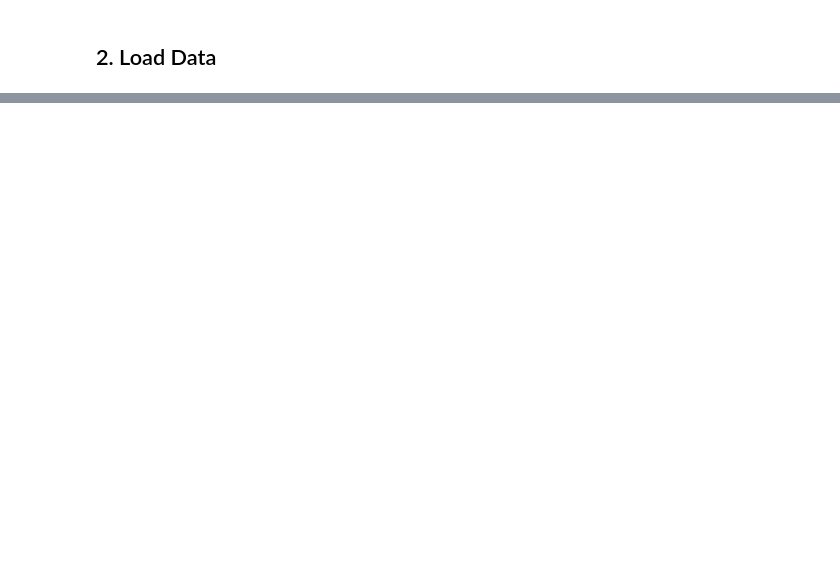
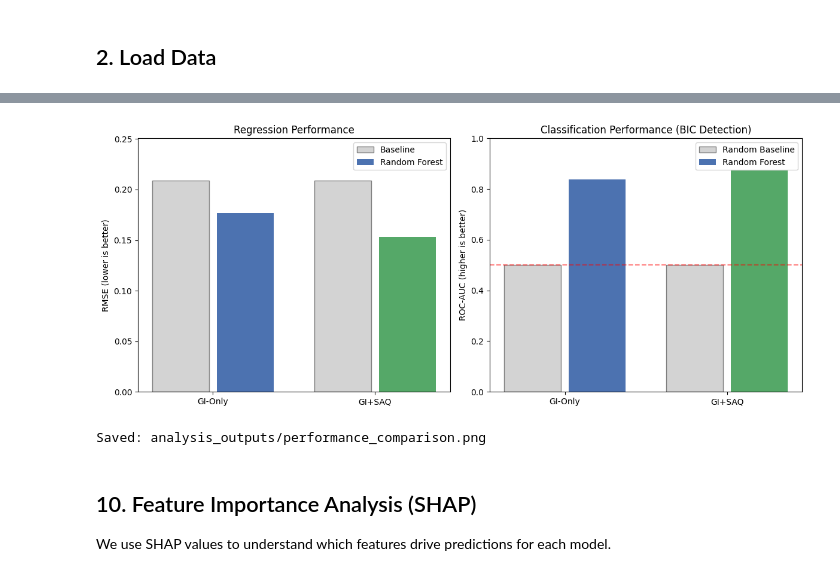
Before and after one commit to matiascam02/sustainability_coral, a Jupyter notebook: starter_notebook.ipynb, the cells around one changed output, grey strips where cells are left out. Saved outputs shown, nothing was run; the diff lists cells and outputs as text; code cells hidden in the pictures; blank space fills up the shorter version.

Commit message:
refactor: Update model performance metrics and analysis outputs; add SHAP library for interpretability; remove deprecated run_analysis.py script

```diff
--- a/starter_notebook.ipynb
+++ b/starter_notebook.ipynb
@@ -1086,0 +476,14 @@ plt.show()
+# %%
+# Cell 11: Create comparison tables
+
+# Regression results
+regression_df = model_results_df[model_results_df["task"] == "regression"].copy()
+regression_pivot = regression_df.pivot(index="model", columns="feature_set", values=["rmse", "r2"])
+print("=== Regression Results ===")
+display(regression_pivot)
+
+# Classification results
+classification_df = model_results_df[model_results_df["task"] == "classification"].copy()
+classification_pivot = classification_df.pivot(index="model", columns="feature_set", values=["roc_auc", "accuracy"])
+print("\n=== Classification Results ===")
+display(classification_pivot)
@@ -1086,0 +555,43 @@ plt.show()
+# %%
+# Cell 13: Visualize performance comparison
+
+fig, axes = plt.subplots(1, 2, figsize=(12, 5))
+
+# Left: RMSE comparison
+ax1 = axes[0]
+rmse_data = regression_df[regression_df["model"] == "random_forest"]
+x = np.arange(2)
+bars1 = ax1.bar(x - 0.2, [baseline_results["gi_only"]["rmse"], baseline_results["gi_plus_saq"]["rmse"]],
+                0.35, label="Baseline", color="lightgray", edgecolor="gray")
+bars2 = ax1.bar(x + 0.2, rmse_data["rmse"].values, 0.35, label="Random Forest", color=["#4c72b0", "#55a868"])
+ax1.set_ylabel("RMSE (lower is better)")
+ax1.set_title("Regression Performance")
+ax1.set_xticks(x)
+ax1.set_xticklabels(["GI-Only", "GI+SAQ"])
+ax1.legend()
+ax1.set_ylim(0, max(baseline_results["gi_only"]["rmse"], baseline_results["gi_plus_saq"]["rmse"]) * 1.2)
+
+# Right: AUC comparison
+ax2 = axes[1]
+auc_data = classification_df[(classification_df["model"] == "random_forest")]
+bars3 = ax2.bar(x - 0.2, [0.5, 0.5], 0.35, label="Random Baseline", color="lightgray", edgecolor="gray")
+bars4 = ax2.bar(x + 0.2, auc_data["roc_auc"].values, 0.35, label="Random Forest", color=["#4c72b0", "#55a868"])
+ax2.set_ylabel("ROC-AUC (higher is better)")
+ax2.set_title("Classification Performance (BIC Detection)")
+ax2.set_xticks(x)
+ax2.set_xticklabels(["GI-Only", "GI+SAQ"])
+ax2.legend()
+ax2.set_ylim(0, 1)
+ax2.axhline(0.5, color="red", linestyle="--", alpha=0.5)
+
+plt.tight_layout()
+plt.savefig("analysis_outputs/performance_comparison.png", dpi=150, bbox_inches="tight")
+plt.show()
+print("Saved: analysis_outputs/performance_comparison.png")
+# %% [output]
+[figure, added]
+Saved: analysis_outputs/performance_comparison.png
+# %% [markdown]
+## 10. Feature Importance Analysis (SHAP)
+
+We use SHAP values to understand which features drive predictions for each model.
```
Also changed, not shown: parts of 73 cells of this notebook, 9 other files.
